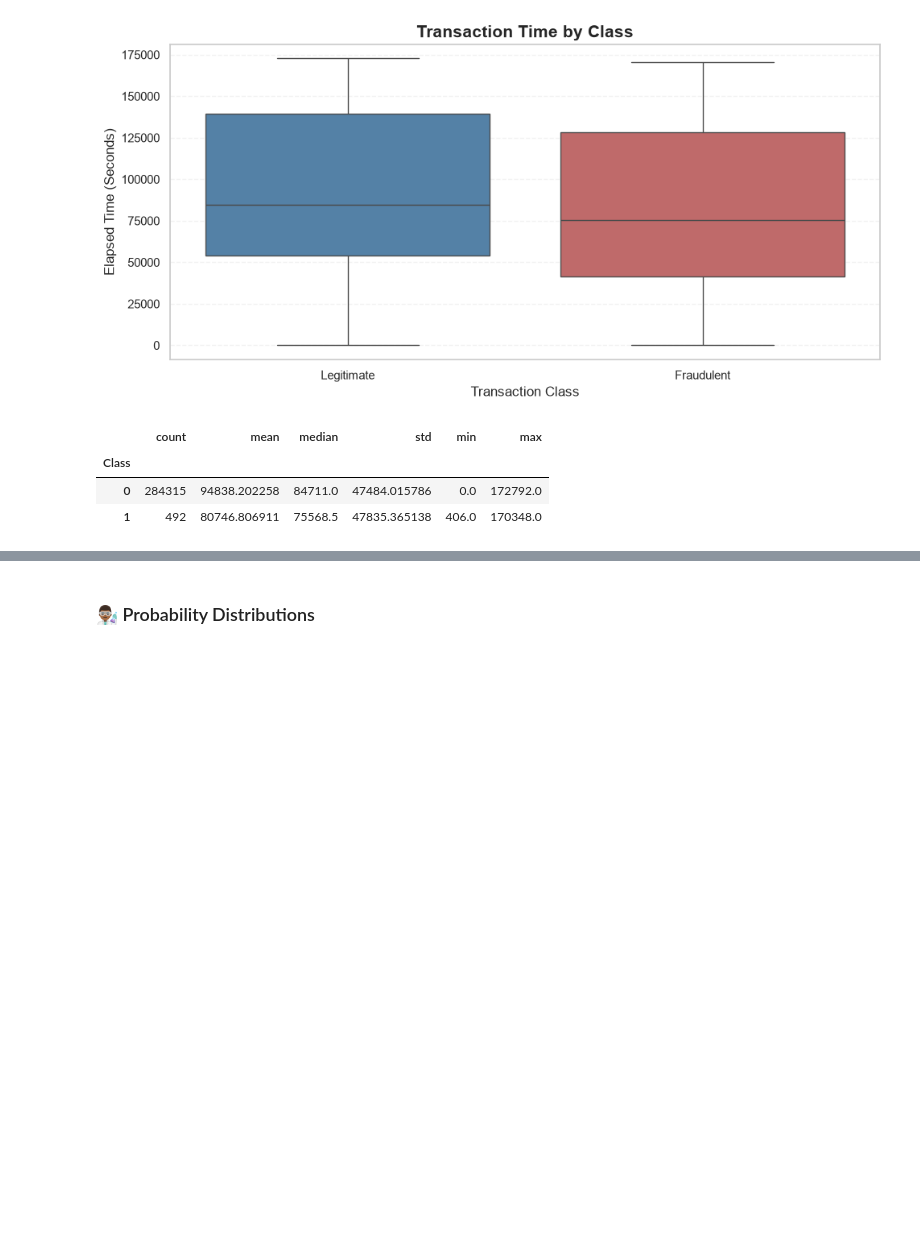
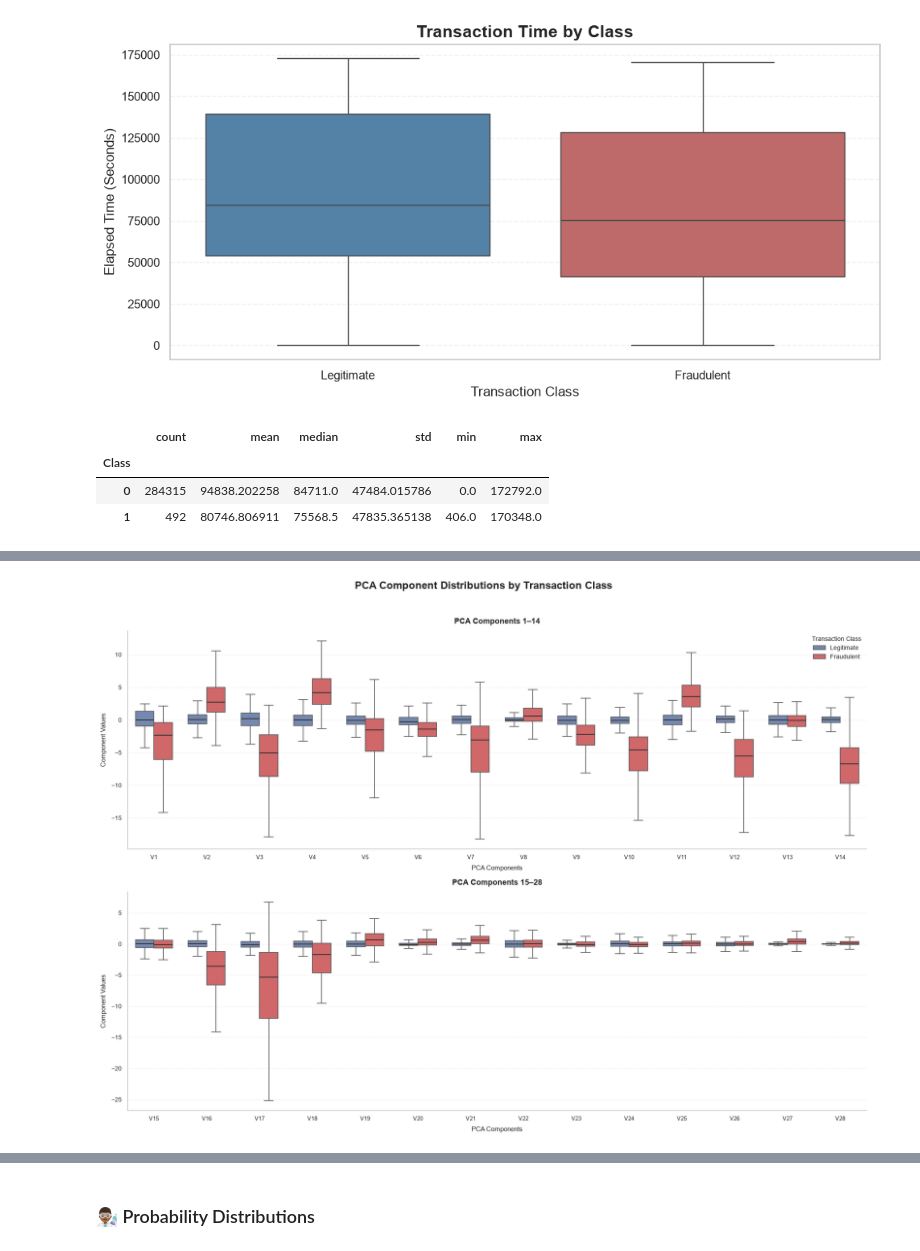
Before and after one commit to CCT-Dublin/CCT_STDA_CA_01_40S, a Jupyter notebook: notebooks/CCT_STDA_CA_01_40S_2026438.ipynb, the cells around one changed output, grey strips where cells are left out. Cells and saved outputs as stored; diff of their text form; code cells hidden in the pictures; blank space fills up the shorter version.

```diff
--- a/notebooks/CCT_STDA_CA_01_40S_2026438.ipynb
+++ b/notebooks/CCT_STDA_CA_01_40S_2026438.ipynb
@@ -1355,0 +1715,4 @@ hourly_summary.head(10).round(4)
+# %%
+F_boxplot(pca_data=pca_df, pca_list=pca_features)
+# %% [output]
+[figure, added]
```
Also changed, not shown: parts of 23 cells of this notebook, 1 other file.
